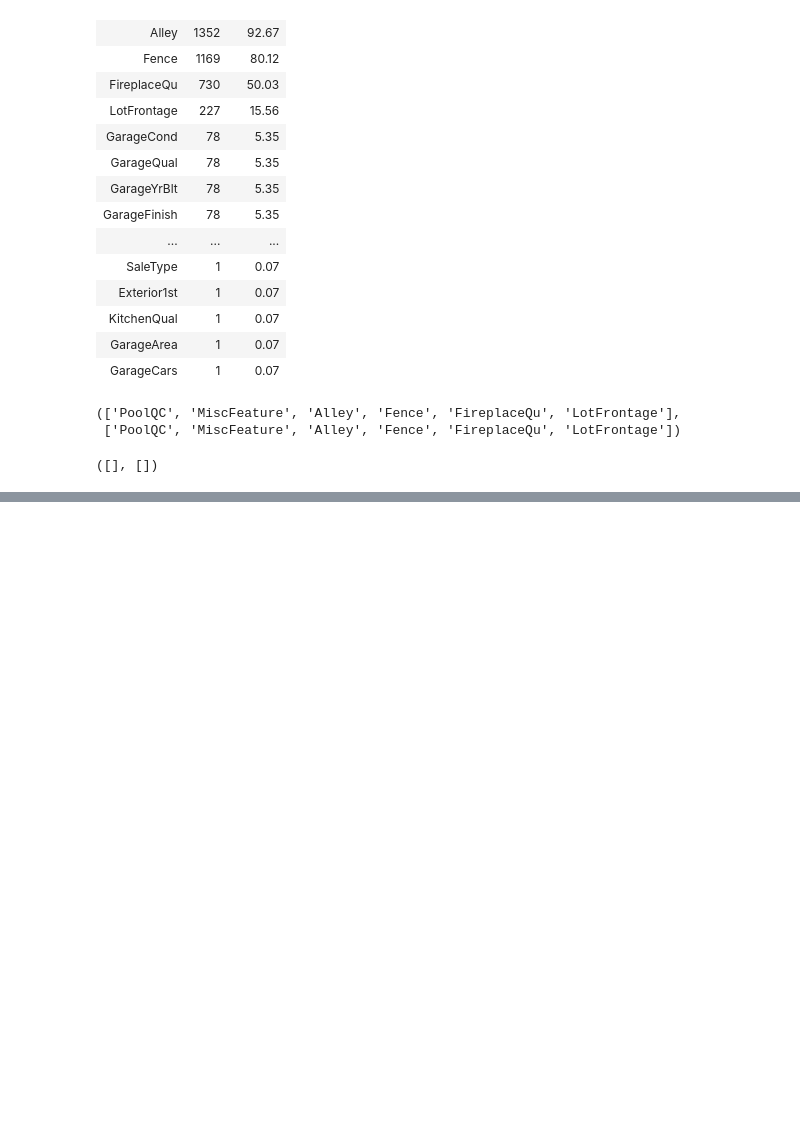
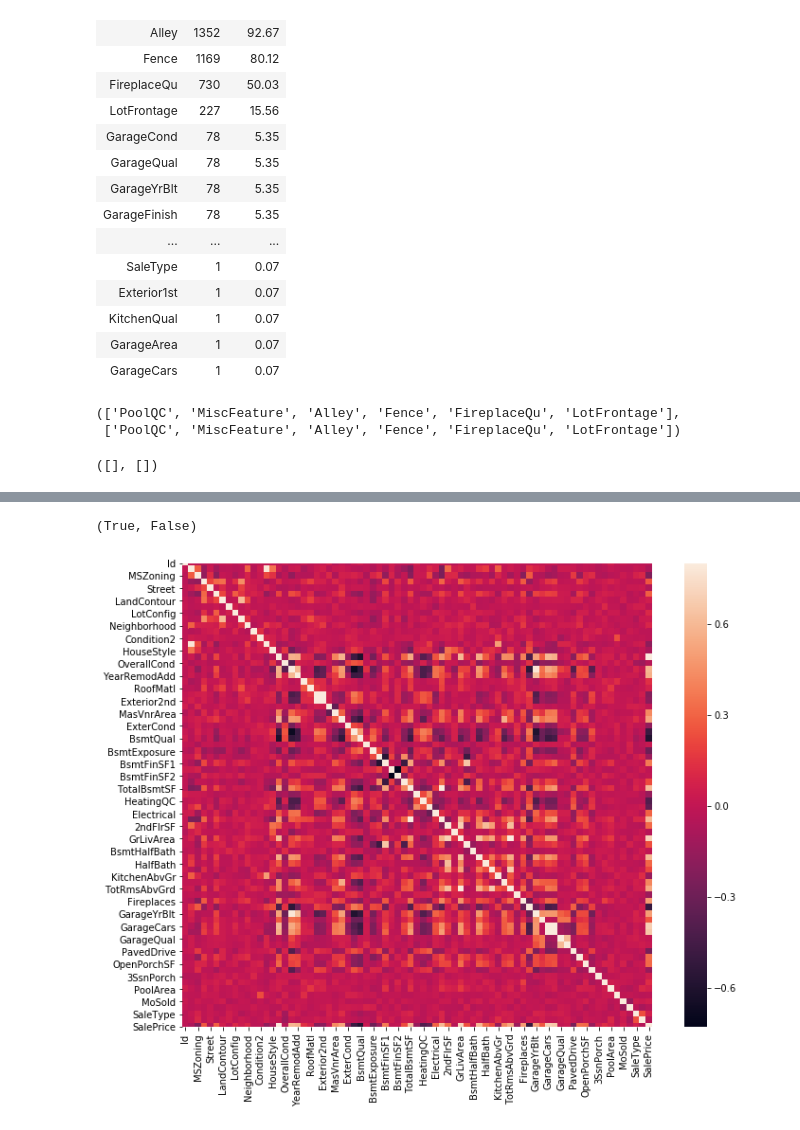
Before and after one commit to volynvlad/jup-notebook, a Jupyter notebook: kaggle/HousePricesAdvancedRegressionTechniques/house_price.ipynb, the cells around one changed output, grey strips where cells are left out. Drawn from its saved outputs; the diff is of its cells as text; code cells hidden in the pictures; blank space fills up the shorter version.

```diff
--- a/kaggle/HousePricesAdvancedRegressionTechniques/house_price.ipynb
+++ b/kaggle/HousePricesAdvancedRegressionTechniques/house_price.ipynb
@@ -104,4 +107,6 @@ print("Skewness: {}\nKurtosis: {}".format(train.SalePrice.skew(), train.SalePric
 # %% [output]
 Skewness: 1.8828757597682129
 Kurtosis: 6.536281860064529
+# %%
+train.SalePrice = np.log(train.SalePrice)
 # %%
@@ -203,0 +301,10 @@ list(mis_per_train[mis_per_train['Percent'] > 10].index), list(mis_per_test[mis_
+# %%
+target in train.columns, target in test.columns
+# %% [output]
+(True, False)
+# %%
+corrmat = train.corr()
+f, ax = plt.subplots(figsize=(12, 9))
+sns.heatmap(corrmat, vmax=.8, square=True);
+# %% [output]
+[figure, added]
```
Also changed, not shown: parts of 29 cells of this notebook, 2 other files.
